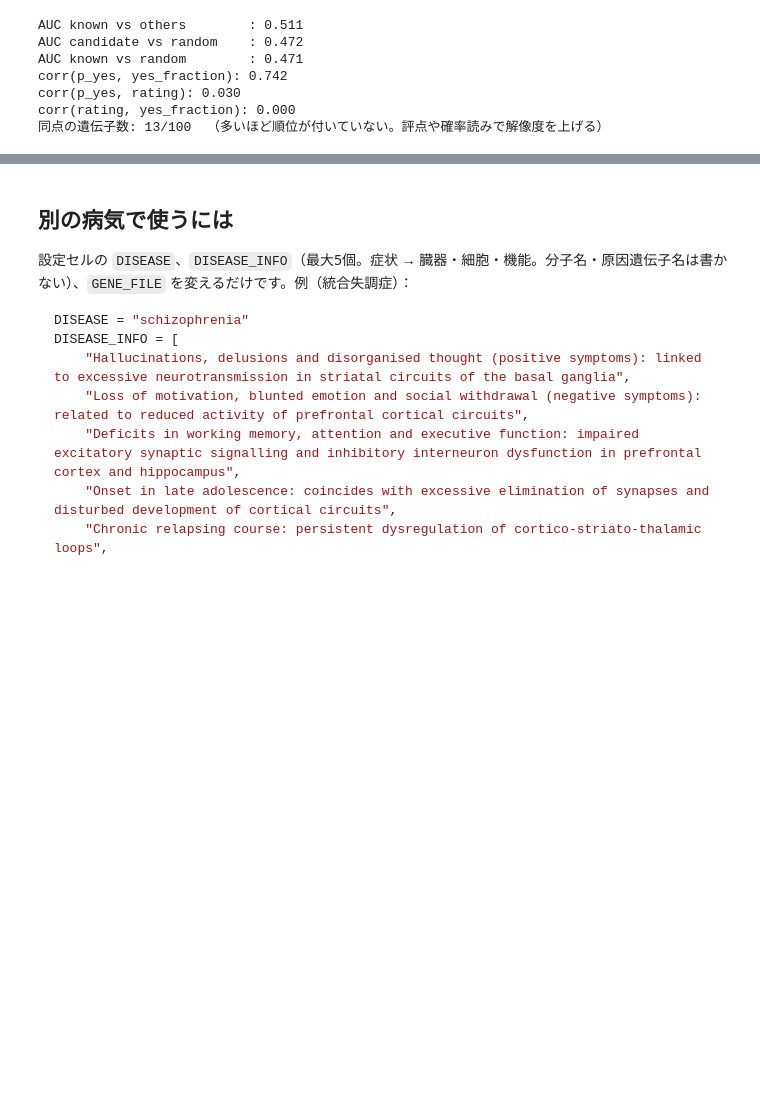
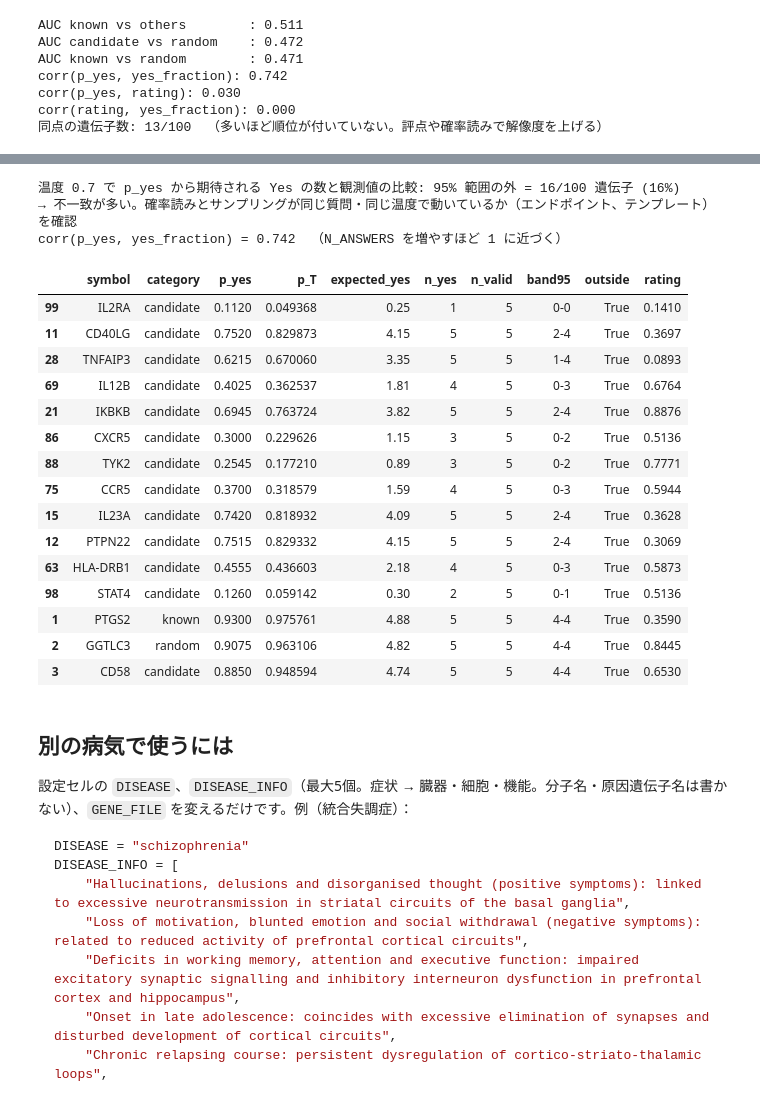
Before and after one commit to pepsea/gene_disease_prediction02, a Jupyter notebook: notebooks/02_target_validity_yes_no.ipynb, the cells around one changed output, grey strips where cells are left out. Drawn from its saved outputs; the diff is of its cells as text; code cells hidden in the pictures; blank space fills up the shorter version.

```diff
--- a/notebooks/02_target_validity_yes_no.ipynb
+++ b/notebooks/02_target_validity_yes_no.ipynb
@@ -720,3 +733,60 @@ corr(rating, yes_fraction): 0.000
+# %%
+from math import comb
+def sharpen(p, T):
+    """温度 T でサンプリングしたときの Yes 確率。T→0 で 0/1 に、T=1 で p のまま。"""
+    if p <= 0 or p >= 1: return p
+    a, b = p ** (1 / T), (1 - p) ** (1 / T)
+    return a / (a + b)
+def binom_band(n, p, alpha=0.05):
+    """二項分布 B(n, p) の中央 95% 範囲 [lo, hi]。"""
+    pmf = [comb(n, k) * p ** k * (1 - p) ** (n - k) for k in range(n + 1)]
+    cdf, lo, hi = 0.0, 0, n
+    for k, v in enumerate(pmf):
+        cdf += v
+        if cdf < alpha / 2: lo = k + 1
+        if cdf <= 1 - alpha / 2: hi = k
+    return lo, max(hi, lo)
+
+chk = res.dropna(subset=["n_yes"]).copy() if "n_yes" in res.columns else pd.DataFrame()
+if len(chk) and "p_yes" in chk.columns and chk["p_yes"].notna().any():
+    chk = chk.dropna(subset=["p_yes"])
+    chk["p_T"] = chk["p_yes"].apply(lambda p: sharpen(p, TEMPERATURE))
+    chk["expected_yes"] = (chk["p_T"] * chk["n_valid"]).round(2)
+    band = [binom_band(int(n), p) for n, p in zip(chk["n_valid"], chk["p_T"])]
+    chk["band95"] = [f"{lo}-{hi}" for lo, hi in band]
+    chk["outside"] = [not (lo <= y <= hi) for (lo, hi), y in zip(band, chk["n_yes"])]
+    frac = chk["outside"].mean()
+    print(f"温度 {TEMPERATURE} で p_yes から期待される Yes の数と観測値の比較: 95% 範囲の外 = {int(chk['outside'].sum())}/{len(chk)} 遺伝子 ({frac:.0%})")
+    print("→ " + ("想定内（純粋な揺れ）" if frac <= 0.12 else "不一致が多い。確率読みとサンプリングが同じ質問・同じ温度で動いているか（エンドポイント、テンプレート）を確認"))
+    print(f"corr(p_yes, yes_fraction) = {chk['p_yes'].corr(chk['yes_fraction']):.3f}  （N_ANSWERS を増やすほど 1 に近づく）")
+    display(chk.sort_values("outside", ascending=False)[["symbol", "category", "p_yes", "p_T", "expected_yes", "n_yes", "n_valid", "band95", "outside", "rating"]].head(15))
+elif len(chk) and "rating" in chk.columns:
+    print("確率が読めない実行なので p_yes との比較はできません。rating と Yes 率の関係だけを示します（別の質問なので値の一致は期待しない）。")
+    print(f"corr(rating, yes_fraction) = {chk['rating'].corr(chk['yes_fraction']):.3f}")
+    bins = pd.cut(chk["rating"], [0, 0.3, 0.5, 0.7, 0.85, 1.0], include_lowest=True)
+    display(chk.groupby(bins, observed=True).agg(genes=("symbol", "count"), mean_yes_fraction=("yes_fraction", "mean"), all_yes=("n_yes", lambda x: int((x == chk.loc[x.index, "n_valid"]).sum()))).round(2))
+else:
+    print("サンプリング結果（n_yes）がありません。MODE を both か sample にしてください。")
+# %% [output]
+温度 0.7 で p_yes から期待される Yes の数と観測値の比較: 95% 範囲の外 = 16/100 遺伝子 (16%)
+→ 不一致が多い。確率読みとサンプリングが同じ質問・同じ温度で動いているか（エンドポイント、テンプレート）を確認
+corr(p_yes, yes_fraction) = 0.742  （N_ANSWERS を増やすほど 1 に近づく）
+|  | symbol | category | p_yes | p_T | expected_yes | n_yes | n_valid | band95 | outside | rating |
+| 99 | IL2RA | candidate | 0.1120 | 0.049368 | 0.25 | 1 | 5 | 0-0 | True | 0.1410 |
+| 11 | CD40LG | candidate | 0.7520 | 0.829873 | 4.15 | 5 | 5 | 2-4 | True | 0.3697 |
+| 28 | TNFAIP3 | candidate | 0.6215 | 0.670060 | 3.35 | 5 | 5 | 1-4 | True | 0.0893 |
+| 69 | IL12B | candidate | 0.4025 | 0.362537 | 1.81 | 4 | 5 | 0-3 | True | 0.6764 |
+| 21 | IKBKB | candidate | 0.6945 | 0.763724 | 3.82 | 5 | 5 | 2-4 | True | 0.8876 |
+| 86 | CXCR5 | candidate | 0.3000 | 0.229626 | 1.15 | 3 | 5 | 0-2 | True | 0.5136 |
+| 88 | TYK2 | candidate | 0.2545 | 0.177210 | 0.89 | 3 | 5 | 0-2 | True | 0.7771 |
+| 75 | CCR5 | candidate | 0.3700 | 0.318579 | 1.59 | 4 | 5 | 0-3 | True | 0.5944 |
+| 15 | IL23A | candidate | 0.7420 | 0.818932 | 4.09 | 5 | 5 | 2-4 | True | 0.3628 |
+| 12 | PTPN22 | candidate | 0.7515 | 0.829332 | 4.15 | 5 | 5 | 2-4 | True | 0.3069 |
+| 63 | HLA-DRB1 | candidate | 0.4555 | 0.436603 | 2.18 | 4 | 5 | 0-3 | True | 0.5873 |
+| 98 | STAT4 | candidate | 0.1260 | 0.059142 | 0.30 | 2 | 5 | 0-1 | True | 0.5136 |
+| 1 | PTGS2 | known | 0.9300 | 0.975761 | 4.88 | 5 | 5 | 4-4 | True | 0.3590 |
+| 2 | GGTLC3 | random | 0.9075 | 0.963106 | 4.82 | 5 | 5 | 4-4 | True | 0.8445 |
+| 3 | CD58 | candidate | 0.8850 | 0.948594 | 4.74 | 5 | 5 | 4-4 | True | 0.6530 |
 # %% [markdown]
 ## 別の病気で使うには
 
```
Also changed, not shown: parts of 1 cell of this notebook.
